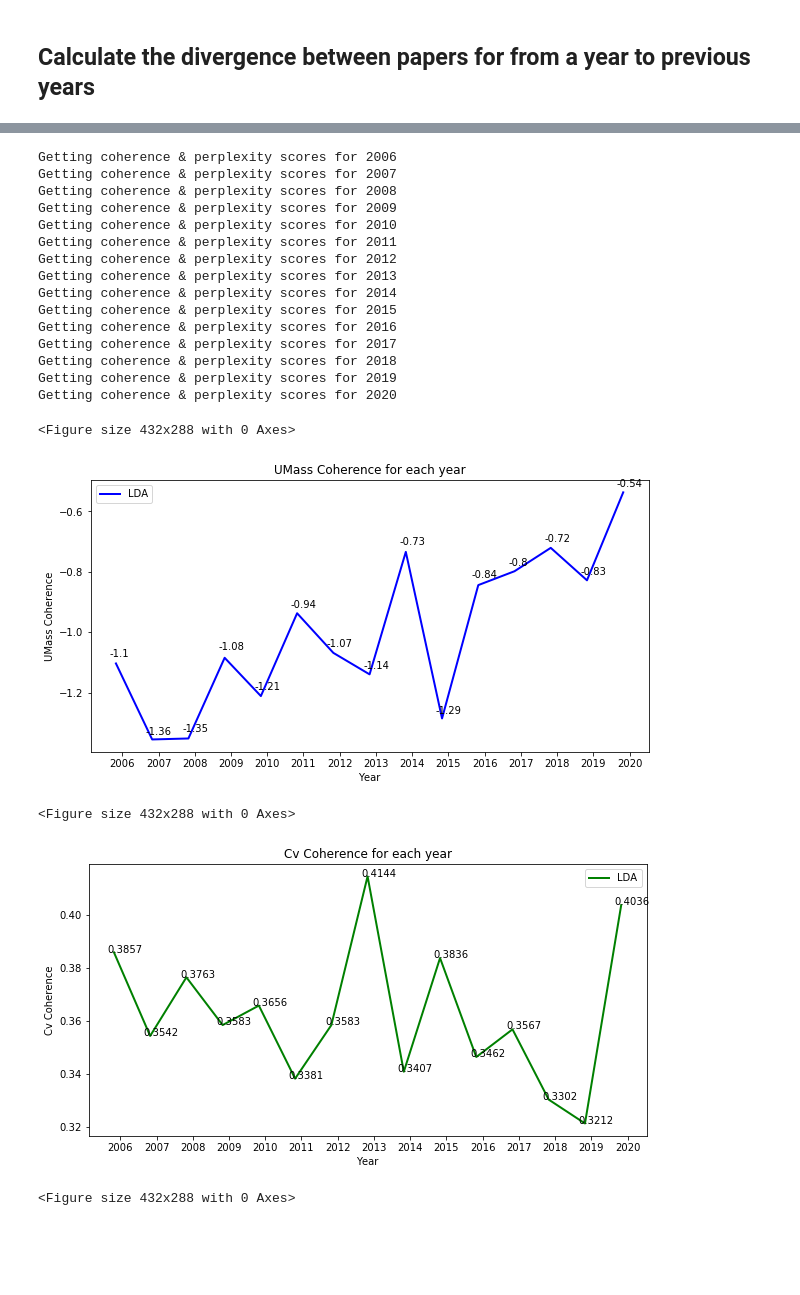
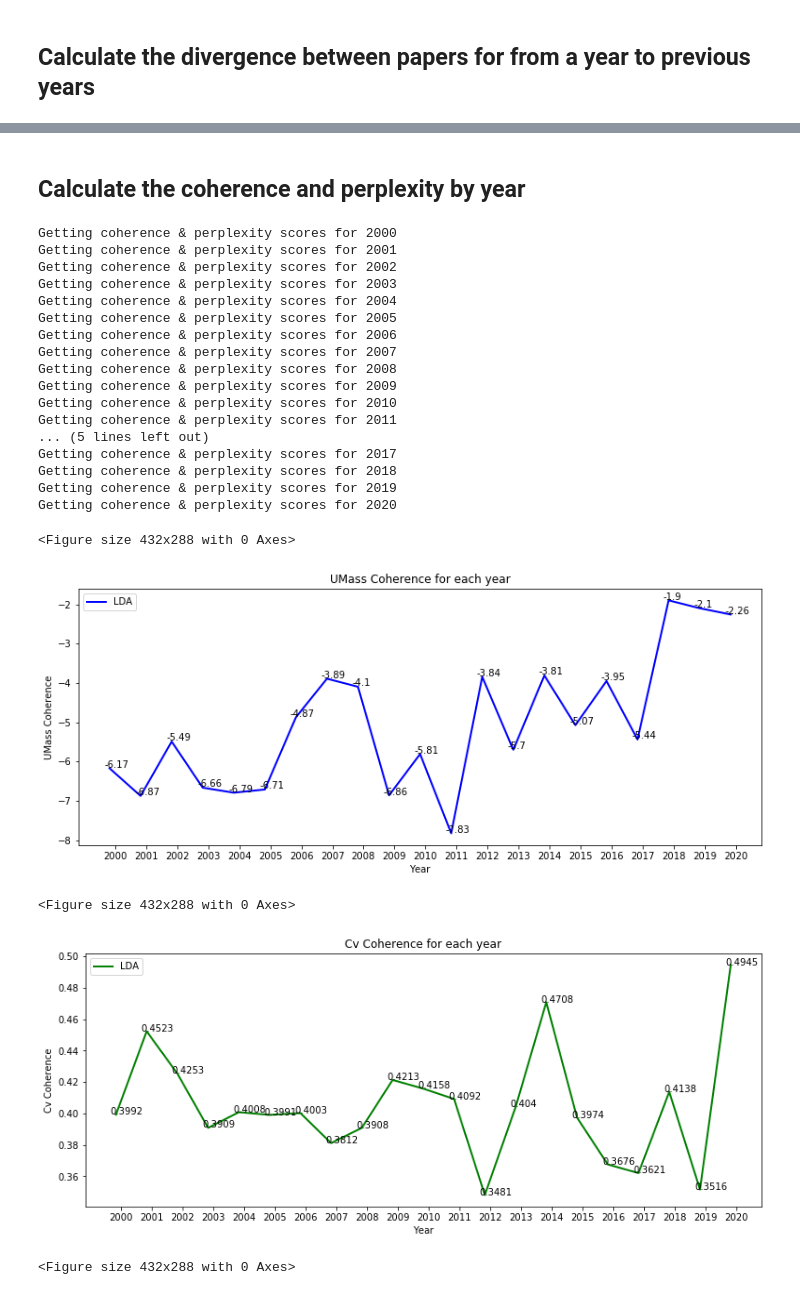
Before and after one commit to iyves/auto-keyphrase-extraction-ru, a Jupyter notebook: src/topic_modeling.ipynb, the cells around one changed output, grey strips where cells are left out. Saved outputs shown, nothing was run; the diff lists cells and outputs as text; code cells hidden in the pictures; blank space fills up the shorter version.

```diff
--- a/src/topic_modeling.ipynb
+++ b/src/topic_modeling.ipynb
@@ -315,13 +930,12 @@ Visualization for topics from 2011:
 # %%
 from gensim.matutils import jensen_shannon, hellinger
 from gensim.models import LdaModel
-from gensim.test.utils import datapath
 from pathlib import Path
 
 import matplotlib.pyplot as plt
 
 
-year_range = range(2006, 2021)
+year_range = range(2000, 2021)
 model_dir = str(Path("../data/LDA/final").resolve())
 input_dir = str(Path("../data/preprocessed").resolve())
 target = str(Path("../data/LDA/final").resolve())
@@ -340,7 +954,11 @@ for year in year_range:
     with open(input_file, "rb") as file:
         cur_corpus = pickle.load(file)
     cur_corpus = [token for sentence in cur_corpus for token in sentence]
-    distributions.append(lda_model[lda_model.id2word.doc2bow(cur_corpus)])
+
+    dist = [(t, 0) for t in range(1, num_topics+1)]
+    for t, p in lda_model[lda_model.id2word.doc2bow(cur_corpus)]:
+        dist[t] = (t, p)
+    distributions.append(dist)
 
 # Divergence (year, previous year)
 for i in range(1, len(year_range)):
@@ -352,7 +970,7 @@ width = 0.01
 xlocs = [i for i in year_range[1:]]
 
 plt.clf()
-plt.figure(figsize=(10,5))
+plt.figure(figsize=(13,5))
 plt.title("JSD Divergence of topics (year, previous year)")
 plt.xlabel("Year")
 plt.ylabel("JSD")
@@ -369,7 +987,7 @@ plt.show()
 
 # Hellinger divergence
 plt.clf()
-plt.figure(figsize=(10,5))
+plt.figure(figsize=(13,5))
 plt.title("Hellinger Divergence of topics (year, previous year)")
 plt.xlabel("Year")
 plt.ylabel("Hellinger")
@@ -393,14 +1011,13 @@ plt.show()
 # %%
 from gensim.matutils import jensen_shannon, hellinger
 from gensim.models import LdaModel
-from gensim.test.utils import datapath
 from pathlib import Path
 
 import matplotlib.pyplot as plt
 import random
 
 
-year_range = range(2006, 2021, 3)
+year_range = range(2001, 2021, 3)
 model_dir = str(Path("../data/LDA/final").resolve())
 input_dir = str(Path("../data/preprocessed").resolve())
 target = str(Path("../data/LDA/final").resolve())
@@ -410,7 +1027,7 @@ if not os.path.exists(target):
 
 lda_model = LdaModel.load(str(Path(model_dir, "all.gensim")))
 distributions = []
-colors = [(102,84,94), (170,111,115), (238,169,144), (246,224,181)]
+colors = [(106,110,122), (102,84,94), (163,145,147), (170,111,115), (238,169,144), (246,224,181)]
 colors = [(r/255,g/255,b/255) for (r,g,b) in colors]
 divergence_hellinger = []
 divergence_jsd = []
@@ -421,7 +1038,11 @@ for year in year_range:
     with open(input_file, "rb") as file:
         cur_corpus = pickle.load(file)
     cur_corpus = [token for sentence in cur_corpus for token in sentence]
-    distributions.append(lda_model[lda_model.id2word.doc2bow(cur_corpus)])
+
+    dist = [(t, 0) for t in range(1, num_topics+1)]
+    for t, p in lda_model[lda_model.id2word.doc2bow(cur_corpus)]:
+        dist[t] = (t, p)
+    distributions.append(dist)
 
 # Divergence (year, previous year)
 for i in range(0, len(year_range)-1):
@@ -483,3 +1104,5 @@ plt.show()
+# %% [markdown]
+## Calculate the coherence and perplexity by year
 # %%
 from gensim.models import LdaModel
 from gensim.test.utils import datapath
@@ -488,7 +1111,11 @@ from pathlib import Path
 import matplotlib.pyplot as plt
 
 
-year_range = range(2006, 2021)
+num_topics = 6
+no_above = .75
+no_below = 1
+
+year_range = range(2000, 2021)
 model_dir = str(Path("../data/LDA/final").resolve())
 input_dir = str(Path("../data/preprocessed").resolve())
 target = str(Path("../data/LDA/final").resolve())
@@ -511,7 +1138,7 @@ for year in year_range:
     with open(input_file, "rb") as file:
         cur_corpus = pickle.load(file)
 
-    dictionary = TopicModeler.create_dictionary(cur_corpus, no_above=no_above)
+    dictionary = TopicModeler.create_dictionary(cur_corpus, no_below=no_below, no_above=no_above)
     bow_corpus = TopicModeler.create_bow(cur_corpus, dictionary)
     lda_model = LdaModel.load(str(Path(model_dir, str(year) + ".gensim")))
 
@@ -526,7 +1153,7 @@ xlocs = [i for i in year_range]
 
 ## Coherence UMass
 plt.clf()
-plt.figure(figsize=(10,5))
+plt.figure(figsize=(13,5))
 plt.title("UMass Coherence for each year")
 plt.xlabel("Year")
 plt.ylabel("UMass Coherence")
@@ -543,7 +1170,7 @@ plt.show()
 
 ## Coherence Cv
 plt.clf()
-plt.figure(figsize=(10,5))
+plt.figure(figsize=(13,5))
 plt.title("Cv Coherence for each year")
 plt.xlabel("Year")
 plt.ylabel("Cv Coherence")
@@ -558,40 +1185,42 @@ plt.legend(loc="best")
 plt.savefig(Path(target,"years-coherence_cv.png"))
 plt.show()
 
 ## Perplexity
 plt.clf()
-plt.figure(figsize=(10,5))
+plt.figure(figsize=(13,5))
 plt.title("Perplexity for each year")
 plt.xlabel("Year")
 plt.ylabel("Perplexity")
 
 for x, y in enumerate([round(p, 2) for p in perplexity]):
     plt.text(xlocs[x] - width/2, y + .02, str(y))
 plt.xticks([num + width/2 for num in year_range],
            year_range)
 
 plt.plot(year_range, perplexity, color='red', linewidth=2, label="LDA")
 plt.legend(loc="best")
 plt.savefig(Path(target, "years-perplexity.png"))
 plt.show()
 # %% [output]
+Getting coherence & perplexity scores for 2000
+Getting coherence & perplexity scores for 2001
+Getting coherence & perplexity scores for 2002
+Getting coherence & perplexity scores for 2003
+Getting coherence & perplexity scores for 2004
+Getting coherence & perplexity scores for 2005
 Getting coherence & perplexity scores for 2006
 Getting coherence & perplexity scores for 2007
 Getting coherence & perplexity scores for 2008
 Getting coherence & perplexity scores for 2009
 Getting coherence & perplexity scores for 2010
 Getting coherence & perplexity scores for 2011
-Getting coherence & perplexity scores for 2012
-Getting coherence & perplexity scores for 2013
-Getting coherence & perplexity scores for 2014
-Getting coherence & perplexity scores for 2015
-Getting coherence & perplexity scores for 2016
+... (5 lines left out)
 Getting coherence & perplexity scores for 2017
 Getting coherence & perplexity scores for 2018
 Getting coherence & perplexity scores for 2019
 Getting coherence & perplexity scores for 2020
 <Figure size 432x288 with 0 Axes>
-[figure, old version]
+[figure, new version]
 <Figure size 432x288 with 0 Axes>
-[figure, old version]
+[figure, new version]
 <Figure size 432x288 with 0 Axes>
```
Also changed, not shown: parts of 22 cells of this notebook, 43 other files.
